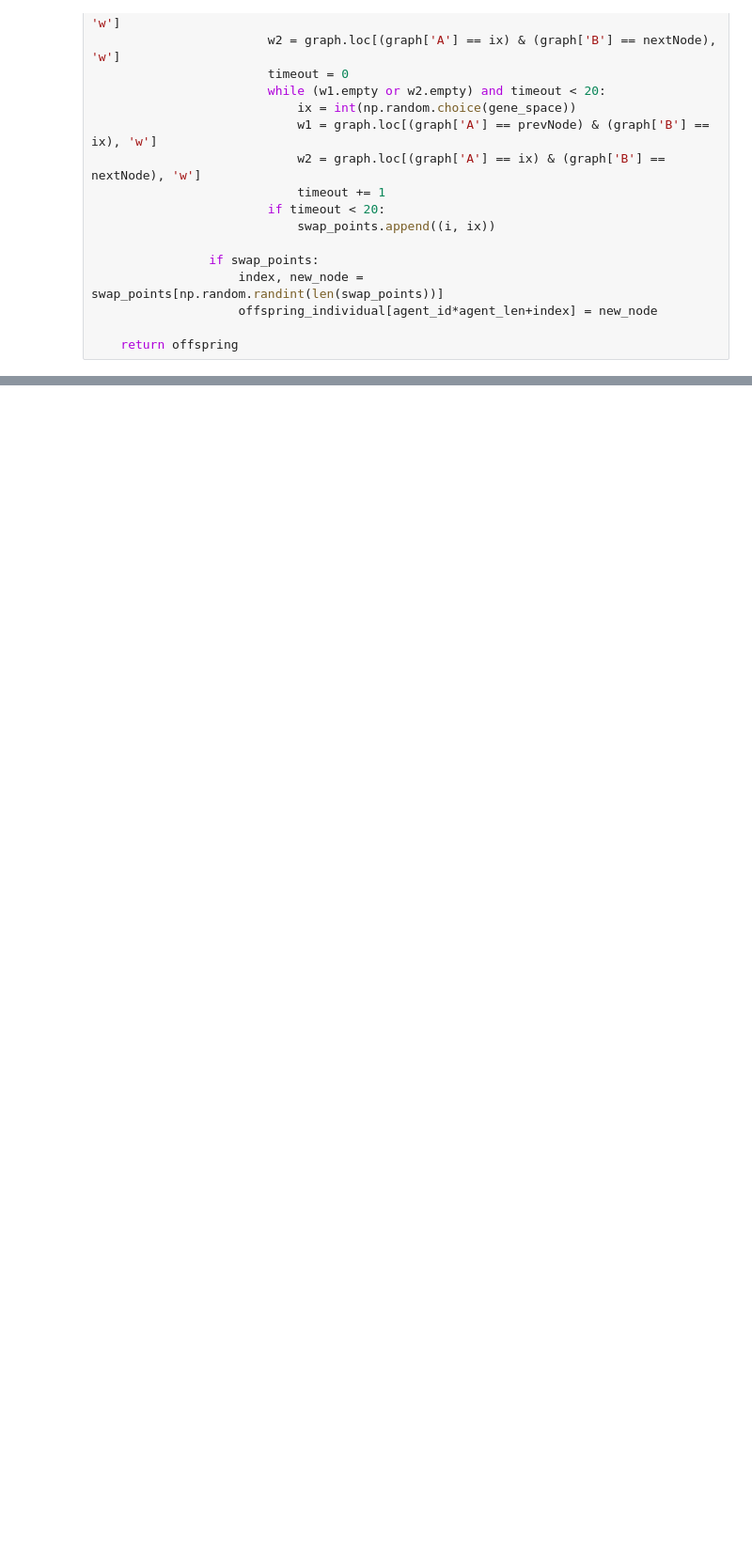
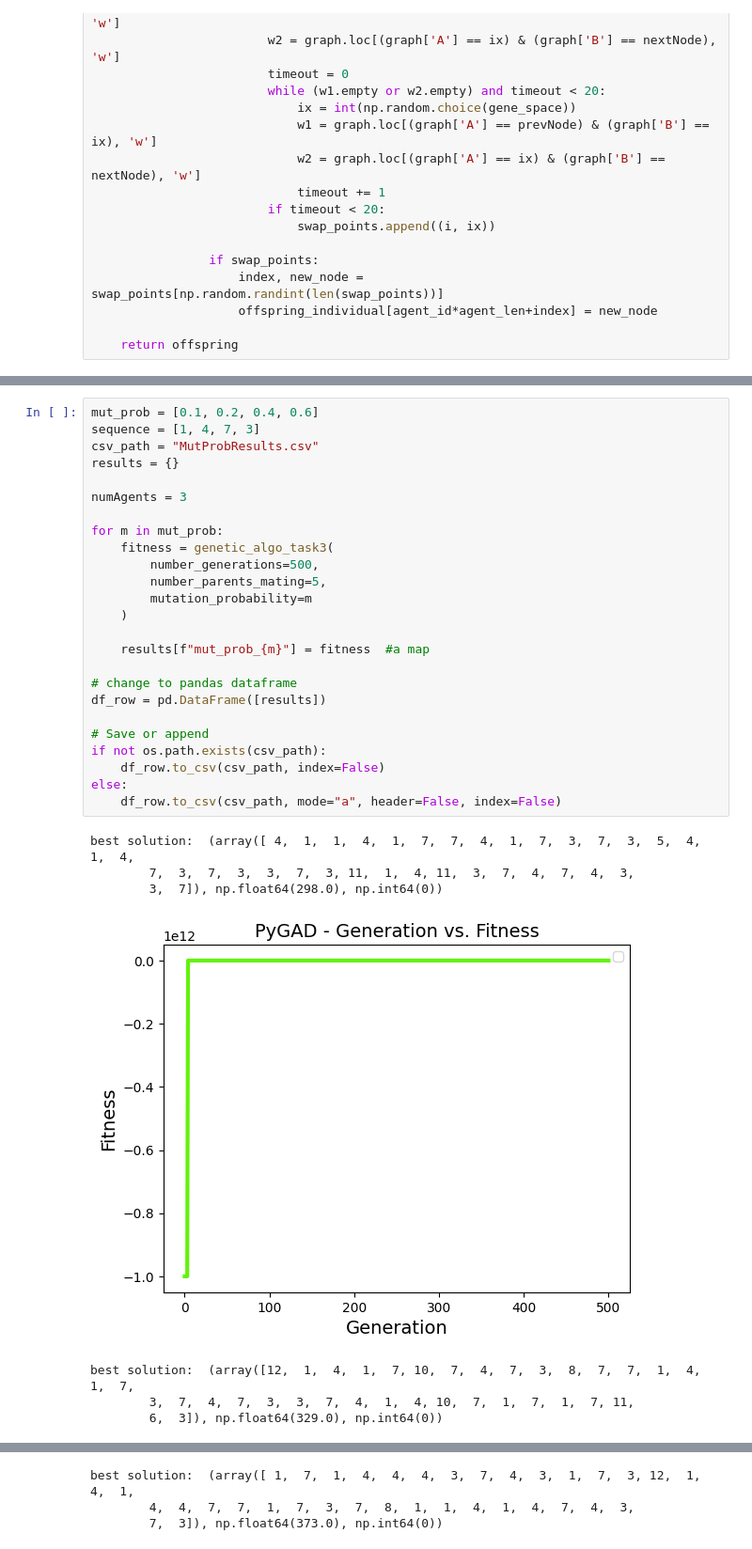
Before and after one commit to Favstina/IntelligentSystems-Assigment_1, a Jupyter notebook: Task3/GA3.ipynb, the cells around one changed output, grey strips where cells are left out. Shown at 94% size. Cells and saved outputs as stored; diff of their text form; blank space fills up the shorter version.

```diff
--- a/Task3/GA3.ipynb
+++ b/Task3/GA3.ipynb
@@ -355,0 +475,33 @@ genetic_algo_task3(400, 10, 50)
+# %%
+mut_prob = [0.1, 0.2, 0.4, 0.6]
+sequence = [1, 4, 7, 3]
+csv_path = "MutProbResults.csv"
+results = {}
+
+numAgents = 3
+
+for m in mut_prob:
+    fitness = genetic_algo_task3(
+        number_generations=500,
+        number_parents_mating=5,
+        mutation_probability=m
+    )
+
+    results[f"mut_prob_{m}"] = fitness  #a map
+
+# change to pandas dataframe
+df_row = pd.DataFrame([results])
+
+# Save or append
+if not os.path.exists(csv_path):
+    df_row.to_csv(csv_path, index=False)
+else:
+    df_row.to_csv(csv_path, mode="a", header=False, index=False)
+# %% [output]
+best solution:  (array([ 4,  1,  1,  4,  1,  7,  7,  4,  1,  7,  3,  7,  3,  5,  4,  1,  4,
+        7,  3,  7,  3,  3,  7,  3, 11,  1,  4, 11,  3,  7,  4,  7,  4,  3,
+        3,  7]), np.float64(298.0), np.int64(0))
+[figure, added]
+best solution:  (array([12,  1,  4,  1,  7, 10,  7,  4,  7,  3,  8,  7,  7,  1,  4,  1,  7,
+        3,  7,  4,  7,  3,  3,  7,  4,  1,  4, 10,  7,  1,  7,  1,  7, 11,
+        6,  3]), np.float64(329.0), np.int64(0))
@@ -355,0 +509,3 @@ genetic_algo_task3(400, 10, 50)
+best solution:  (array([ 1,  7,  1,  4,  4,  4,  3,  7,  4,  3,  1,  7,  3, 12,  1,  4,  1,
+        4,  4,  7,  7,  1,  7,  3,  7,  8,  1,  1,  4,  1,  4,  7,  4,  3,
+        7,  3]), np.float64(373.0), np.int64(0))
```
Also changed, not shown: parts of 6 cells of this notebook, 1 other file.
